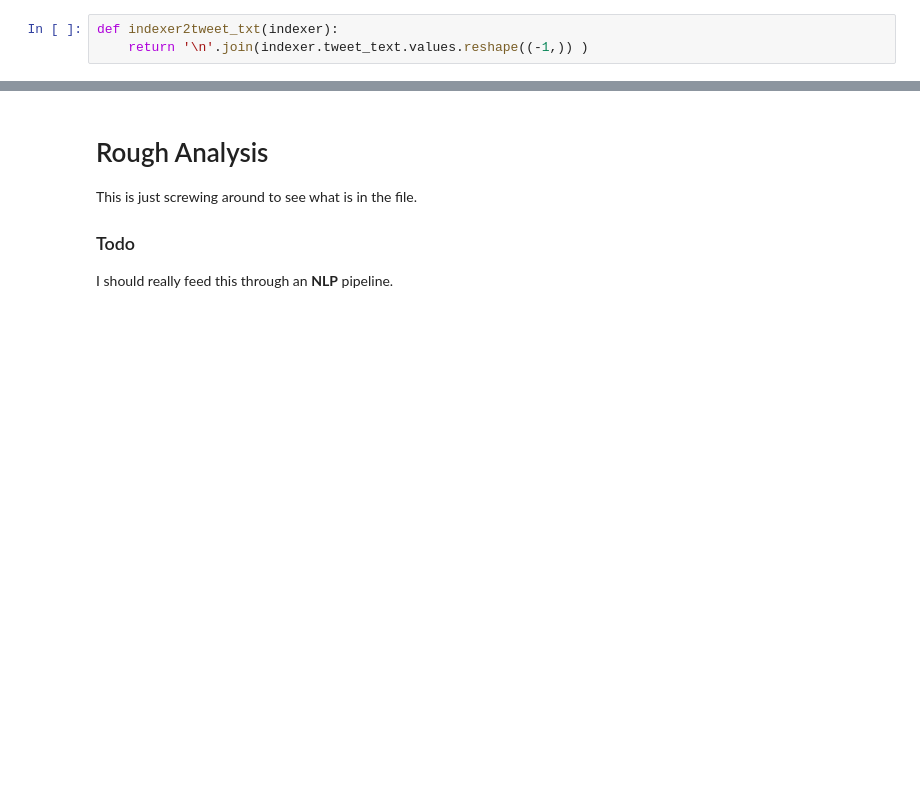
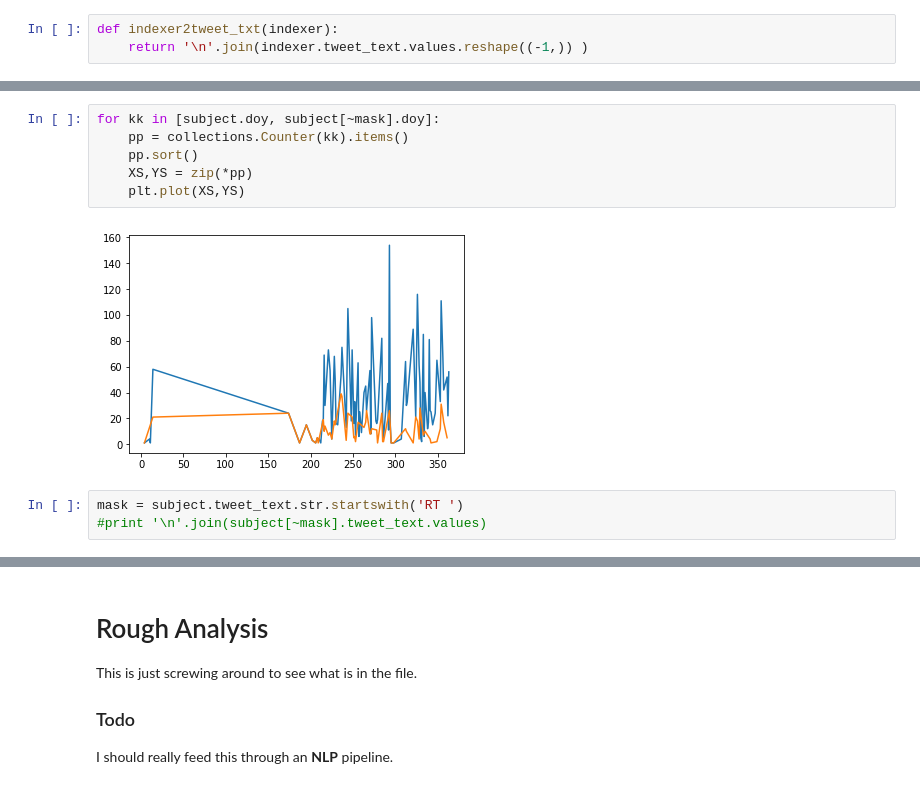
Before and after one commit to macbuse/Fake_Tweets, a Jupyter notebook: russian tweets.ipynb, the cells around one changed output, grey strips where cells are left out. Drawn from its saved outputs; the diff is of its cells as text; blank space fills up the shorter version.

```diff
--- a/russian tweets.ipynb
+++ b/russian tweets.ipynb
@@ -123,0 +146,11 @@ mask = df.tweet_text.str.contains('#ProbableTrumpsTweets', na=False)
+# %%
+for kk in [subject.doy, subject[~mask].doy]:
+    pp = collections.Counter(kk).items()
+    pp.sort()
+    XS,YS = zip(*pp)
+    plt.plot(XS,YS)
+# %% [output]
+[figure, added]
+# %%
+mask = subject.tweet_text.str.startswith('RT ')
+#print '\n'.join(subject[~mask].tweet_text.values)
```
Also changed, not shown: parts of 45 cells of this notebook.
